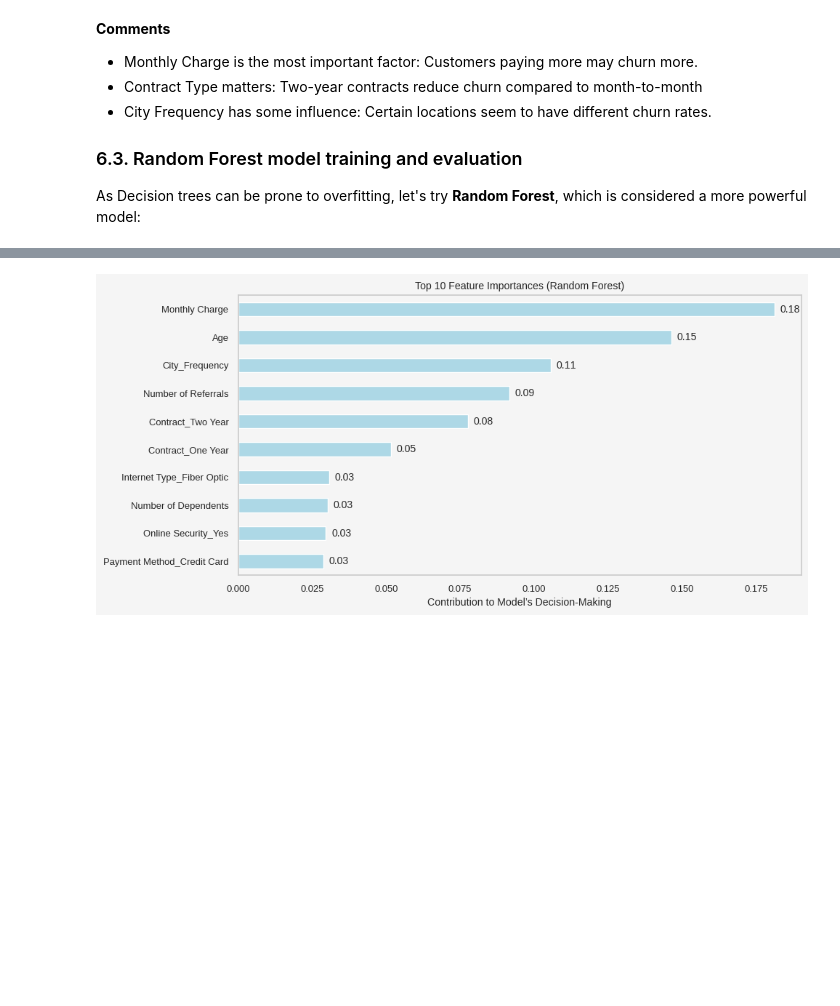
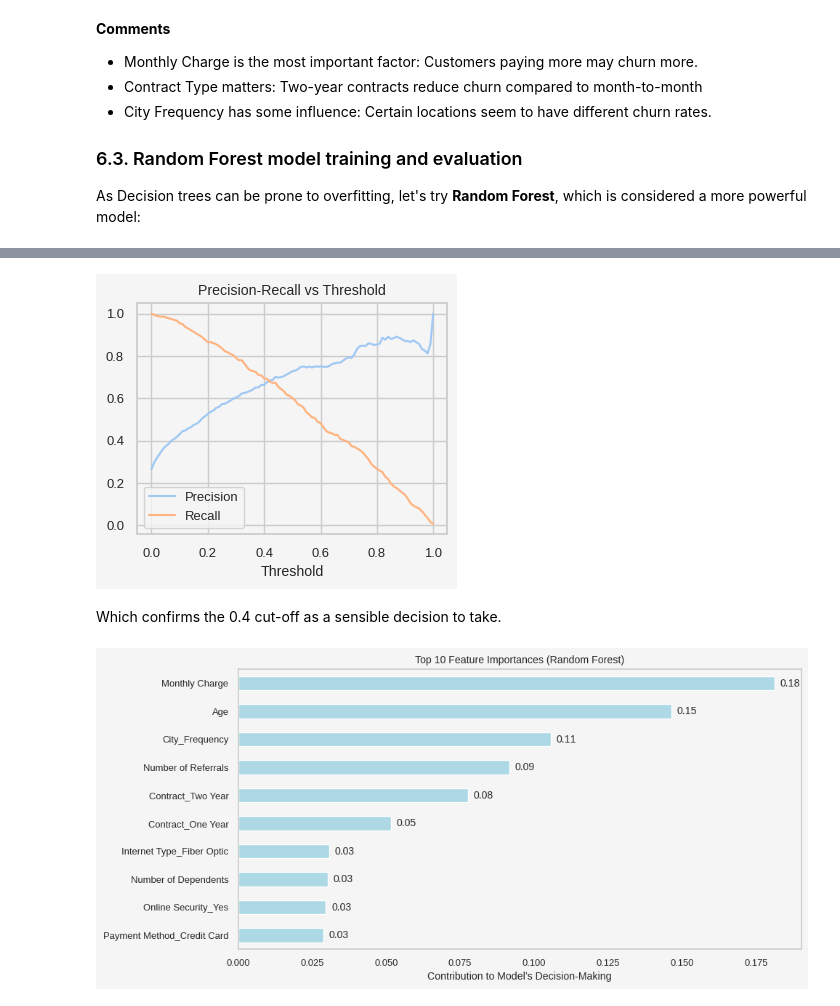
Before and after one commit to akprodromou/customer-churn-prediction, a Jupyter notebook: notebooks/customer-churn-prediction-project.ipynb, the cells around one changed output, grey strips where cells are left out. Drawn from its saved outputs; the diff is of its cells as text; code cells hidden in the pictures; blank space fills up the shorter version.

```diff
--- a/notebooks/customer-churn-prediction-project.ipynb
+++ b/notebooks/customer-churn-prediction-project.ipynb
@@ -1360,0 +1379,13 @@ weighted avg       0.83      0.83      0.83      1409
+# %%
+# Get the predicted probabilities of churn for each test customer
+y_proba = rf_model.predict_proba(X_test)[:, 1]
+
+# Set a custom threshold
+threshold = 0.4
+# Get the number of clients above the 0.4 threshold
+y_pred_custom = (y_proba >= threshold)
+
+# Evaluate
+print(f"Random Forest Accuracy (threshold={threshold}):", accuracy_score(y_test, y_pred_custom))
+print("\nClassification Report:\n", classification_report(y_test, y_pred_custom))
+print("\nConfusion Matrix:\n", confusion_matrix(y_test, y_pred_custom))
@@ -1361,3 +1413,16 @@ weighted avg       0.83      0.83      0.83      1409
+# %%
+precision, recall, thresholds = precision_recall_curve(y_test, y_proba)
+plt.plot(thresholds, precision[:-1], label='Precision')
+plt.plot(thresholds, recall[:-1], label='Recall')
+plt.xlabel("Threshold")
+plt.legend()
+plt.title("Precision-Recall vs Threshold")
+plt.grid()
+plt.show()
+# %% [output]
+[figure, added]
+# %% [markdown]
+Which confirms the 0.4 cut-off as a sensible decision to take.
 # %%
 # Extract feature importance from the model
 feature_importance_rf = pd.Series(rf_model.feature_importances_, index=X_train.columns)
```
Also changed, not shown: parts of 16 cells of this notebook.
